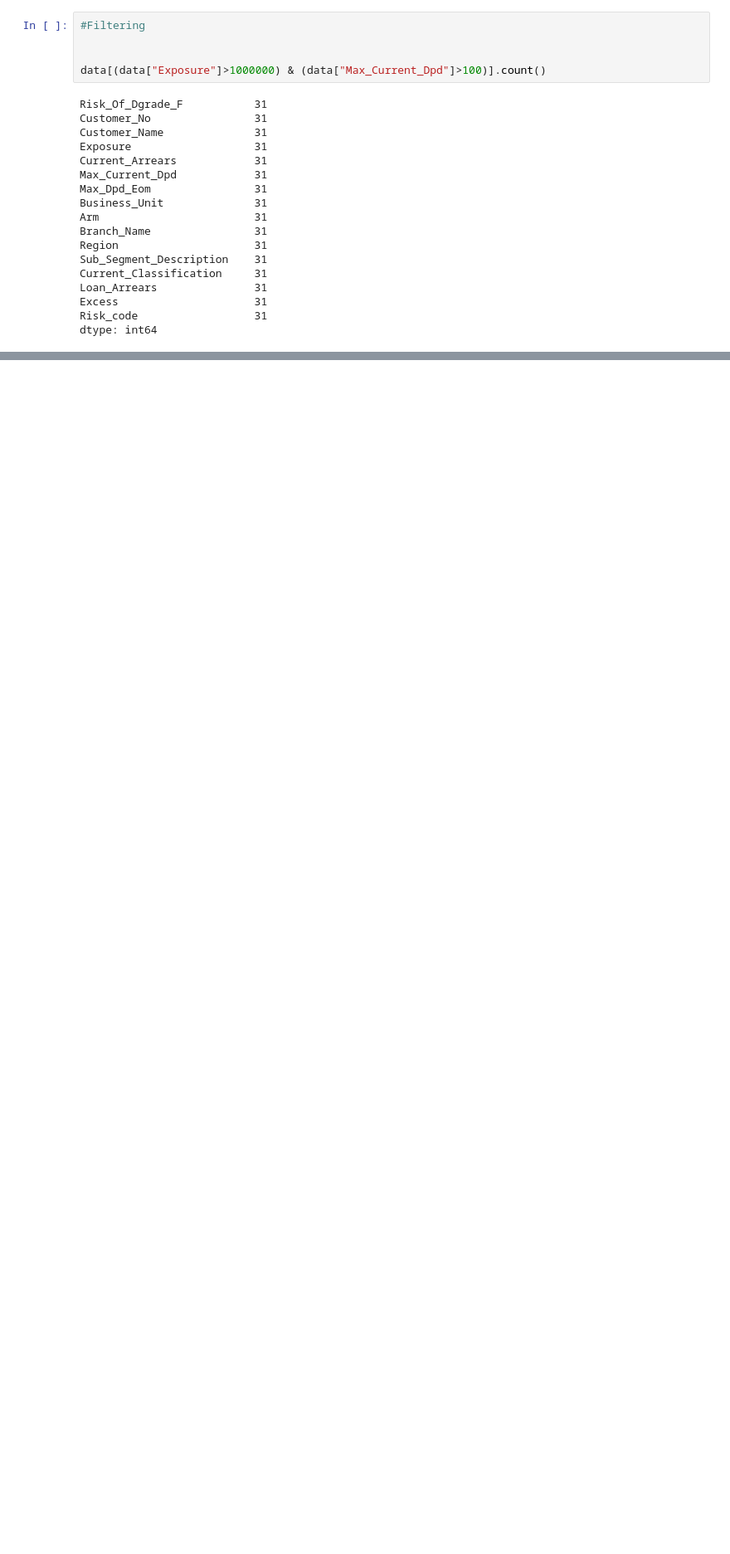
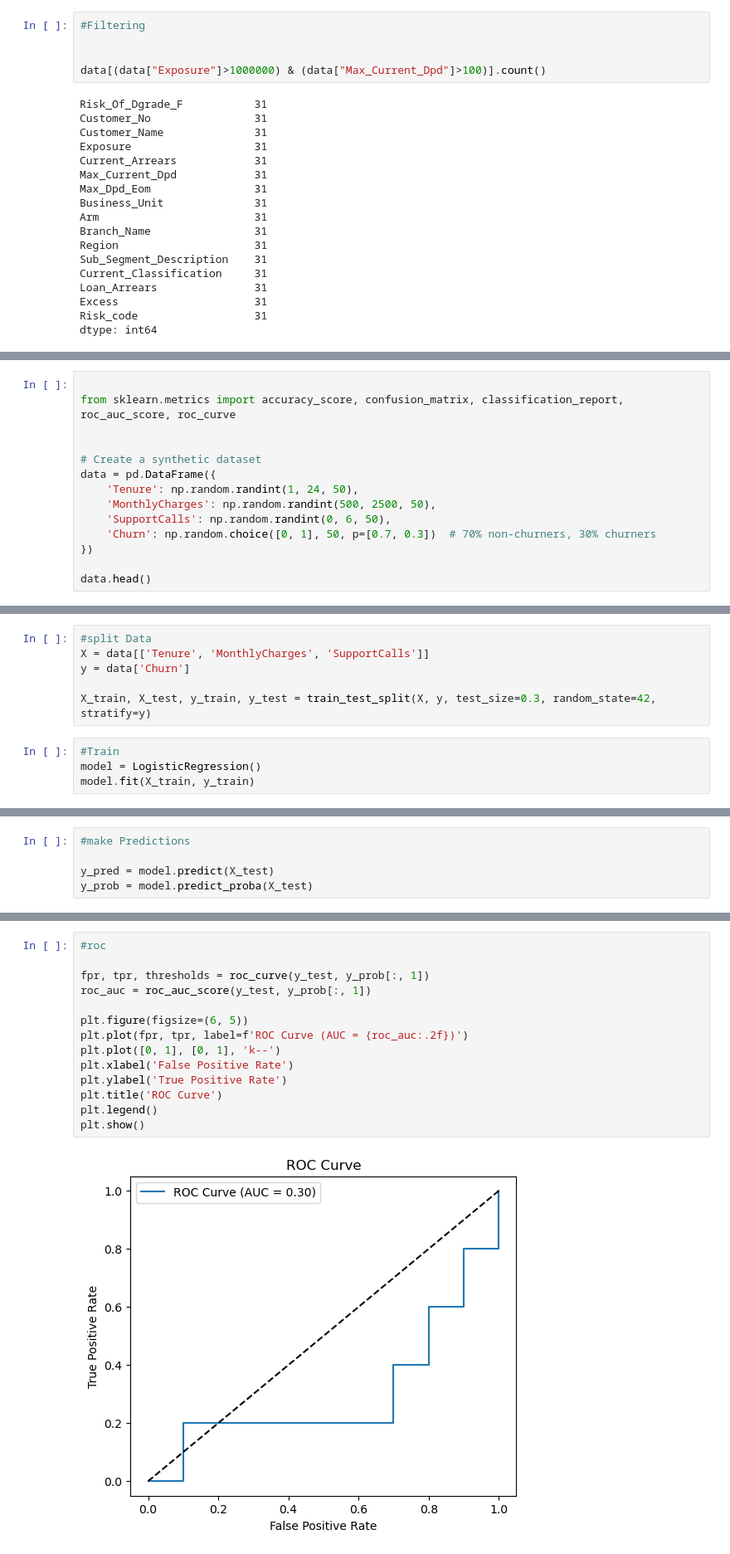
Before and after one commit to KaiFa254/Full_Quick_Python_Self_Practice, a Jupyter notebook: Python_quick_practice.ipynb, the cells around one changed output, grey strips where cells are left out. Shown at 83% size. Cells and saved outputs as stored; diff of their text form; blank space fills up the shorter version.

Commit message:
data_linear and logistic regression ml

```diff
--- a/Python_quick_practice.ipynb
+++ b/Python_quick_practice.ipynb
@@ -584,0 +774,14 @@ dtype: int64
+# %%
+
+from sklearn.metrics import accuracy_score, confusion_matrix, classification_report, roc_auc_score, roc_curve
+
+
+# Create a synthetic dataset
+data = pd.DataFrame({
+    'Tenure': np.random.randint(1, 24, 50),
+    'MonthlyCharges': np.random.randint(500, 2500, 50),
+    'SupportCalls': np.random.randint(0, 6, 50),
+    'Churn': np.random.choice([0, 1], 50, p=[0.7, 0.3])  # 70% non-churners, 30% churners
+})
+
+data.head()
@@ -584,0 +795,10 @@ dtype: int64
+# %%
+#split Data
+X = data[['Tenure', 'MonthlyCharges', 'SupportCalls']]
+y = data['Churn']
+
+X_train, X_test, y_train, y_test = train_test_split(X, y, test_size=0.3, random_state=42, stratify=y)
+# %%
+#Train
+model = LogisticRegression()
+model.fit(X_train, y_train)
@@ -584,0 +807,5 @@ dtype: int64
+# %%
+#make Predictions
+
+y_pred = model.predict(X_test)
+y_prob = model.predict_proba(X_test)
@@ -584,0 +834,16 @@ dtype: int64
+# %%
+#roc
+
+fpr, tpr, thresholds = roc_curve(y_test, y_prob[:, 1])
+roc_auc = roc_auc_score(y_test, y_prob[:, 1])
+
+plt.figure(figsize=(6, 5))
+plt.plot(fpr, tpr, label=f'ROC Curve (AUC = {roc_auc:.2f})')
+plt.plot([0, 1], [0, 1], 'k--')
+plt.xlabel('False Positive Rate')
+plt.ylabel('True Positive Rate')
+plt.title('ROC Curve')
+plt.legend()
+plt.show()
+# %% [output]
+[figure, added]
```
Also changed, not shown: parts of 18 cells of this notebook.
